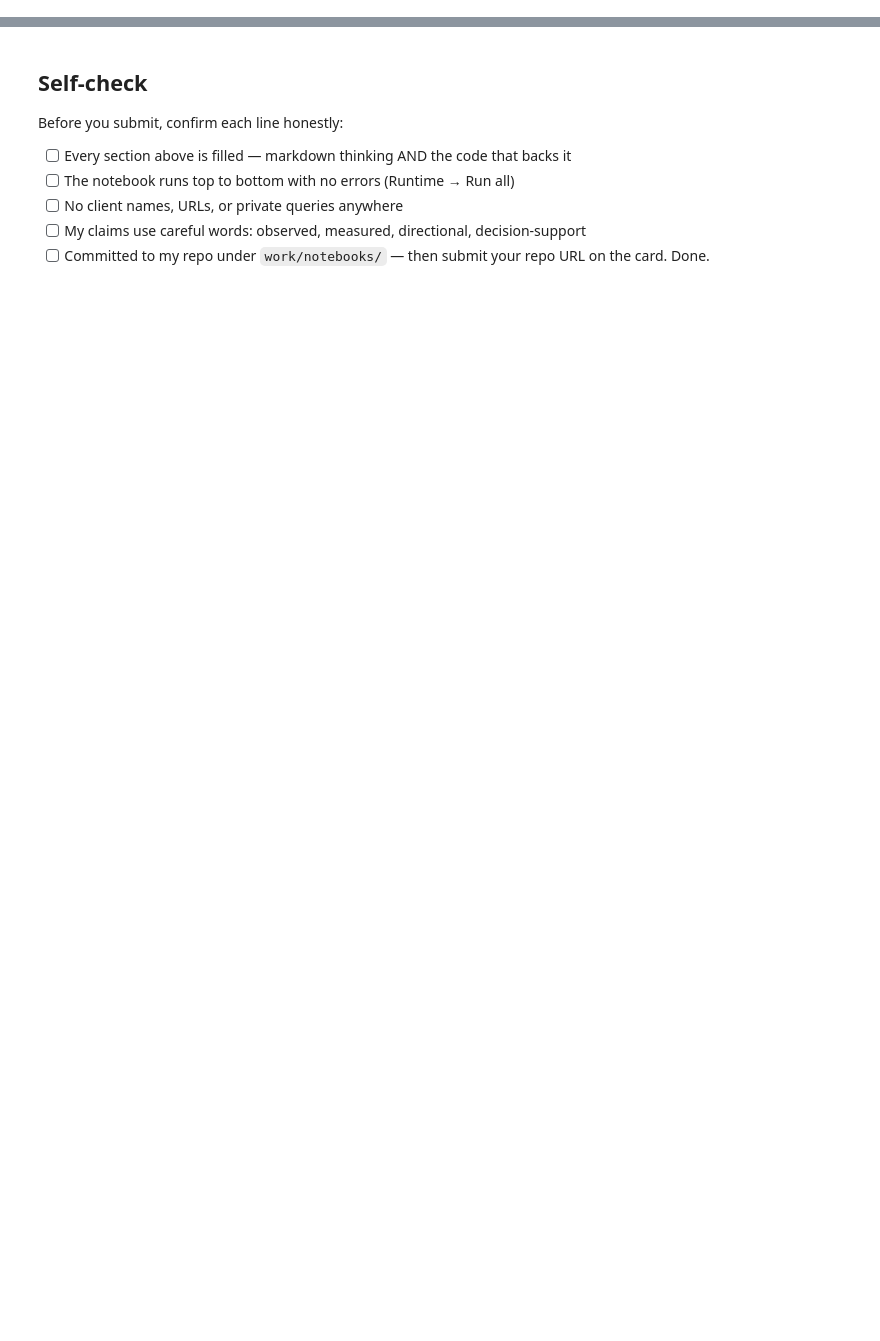
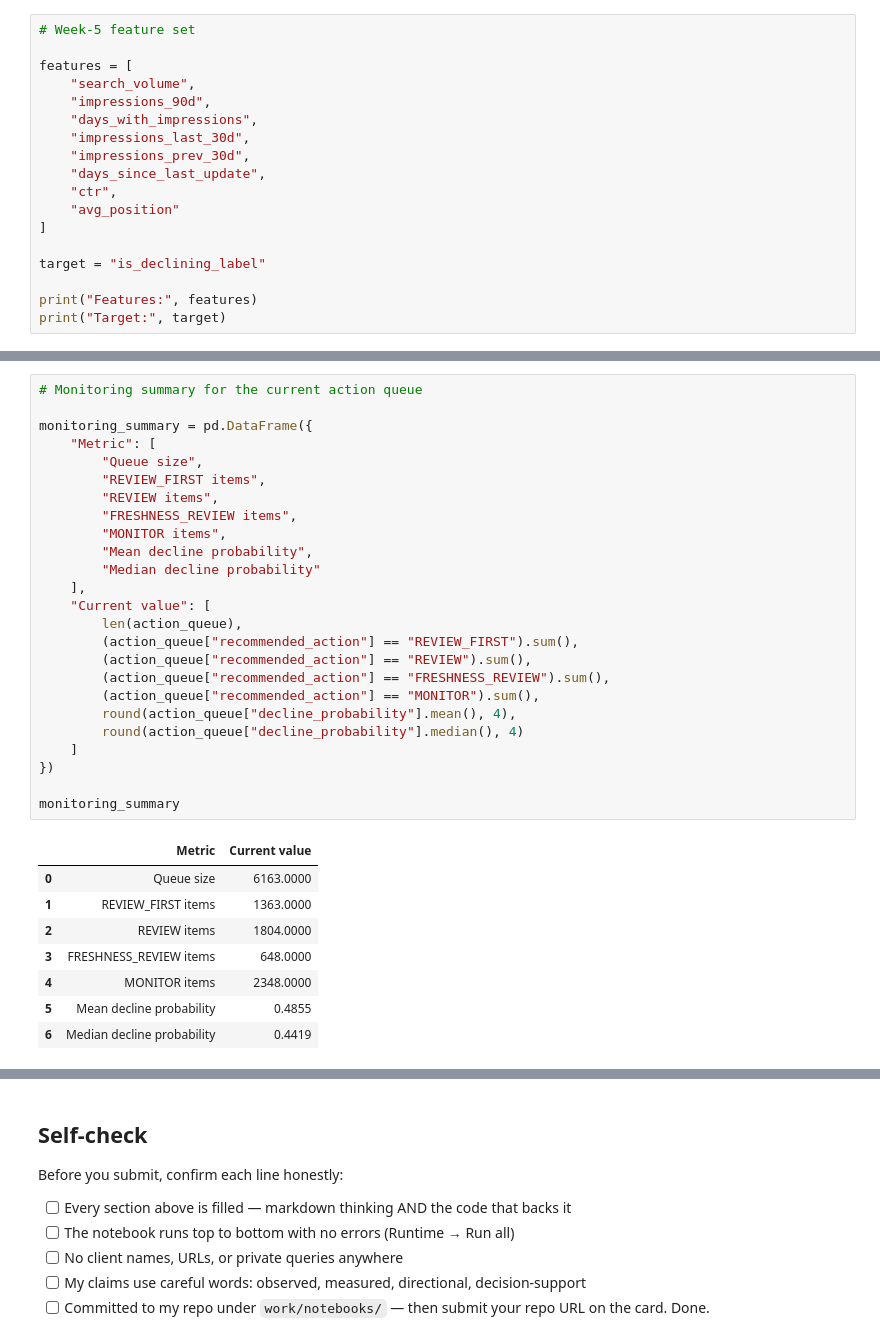
Before and after one commit to Ikramkhan-gif1/FlyRank-ML-Internship, a Jupyter notebook: work/notebooks/w07_action_playbook.ipynb, the cells around one changed output, grey strips where cells are left out. Saved outputs shown, nothing was run; the diff lists cells and outputs as text; blank space fills up the shorter version.

```diff
--- a/work/notebooks/w07_action_playbook.ipynb
+++ b/work/notebooks/w07_action_playbook.ipynb
@@ -43,0 +64,18 @@ This skeleton is yours to fill. Work the sections **in order** — each one has
+# %%
+# Week-5 feature set
+
+features = [
+    "search_volume",
+    "impressions_90d",
+    "days_with_impressions",
+    "impressions_last_30d",
+    "impressions_prev_30d",
+    "days_since_last_update",
+    "ctr",
+    "avg_position"
+]
+
+target = "is_declining_label"
+
+print("Features:", features)
+print("Target:", target)
@@ -43,0 +407,34 @@ This skeleton is yours to fill. Work the sections **in order** — each one has
+# %%
+# Monitoring summary for the current action queue
+
+monitoring_summary = pd.DataFrame({
+    "Metric": [
+        "Queue size",
+        "REVIEW_FIRST items",
+        "REVIEW items",
+        "FRESHNESS_REVIEW items",
+        "MONITOR items",
+        "Mean decline probability",
+        "Median decline probability"
+    ],
+    "Current value": [
+        len(action_queue),
+        (action_queue["recommended_action"] == "REVIEW_FIRST").sum(),
+        (action_queue["recommended_action"] == "REVIEW").sum(),
+        (action_queue["recommended_action"] == "FRESHNESS_REVIEW").sum(),
+        (action_queue["recommended_action"] == "MONITOR").sum(),
+        round(action_queue["decline_probability"].mean(), 4),
+        round(action_queue["decline_probability"].median(), 4)
+    ]
+})
+
+monitoring_summary
+# %% [output]
+|  | Metric | Current value |
+| 0 | Queue size | 6163.0000 |
+| 1 | REVIEW_FIRST items | 1363.0000 |
+| 2 | REVIEW items | 1804.0000 |
+| 3 | FRESHNESS_REVIEW items | 648.0000 |
+| 4 | MONITOR items | 2348.0000 |
+| 5 | Mean decline probability | 0.4855 |
+| 6 | Median decline probability | 0.4419 |
```
Also changed, not shown: parts of 26 cells of this notebook.
